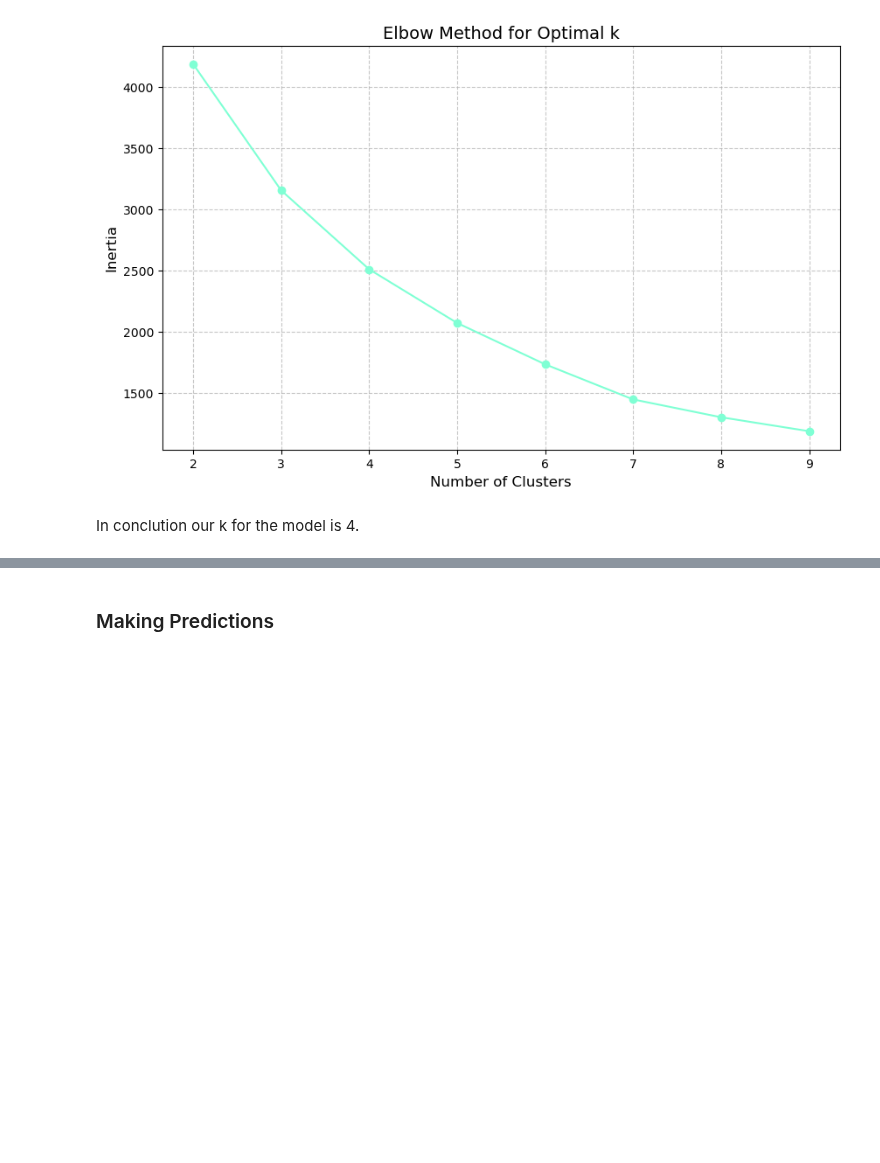
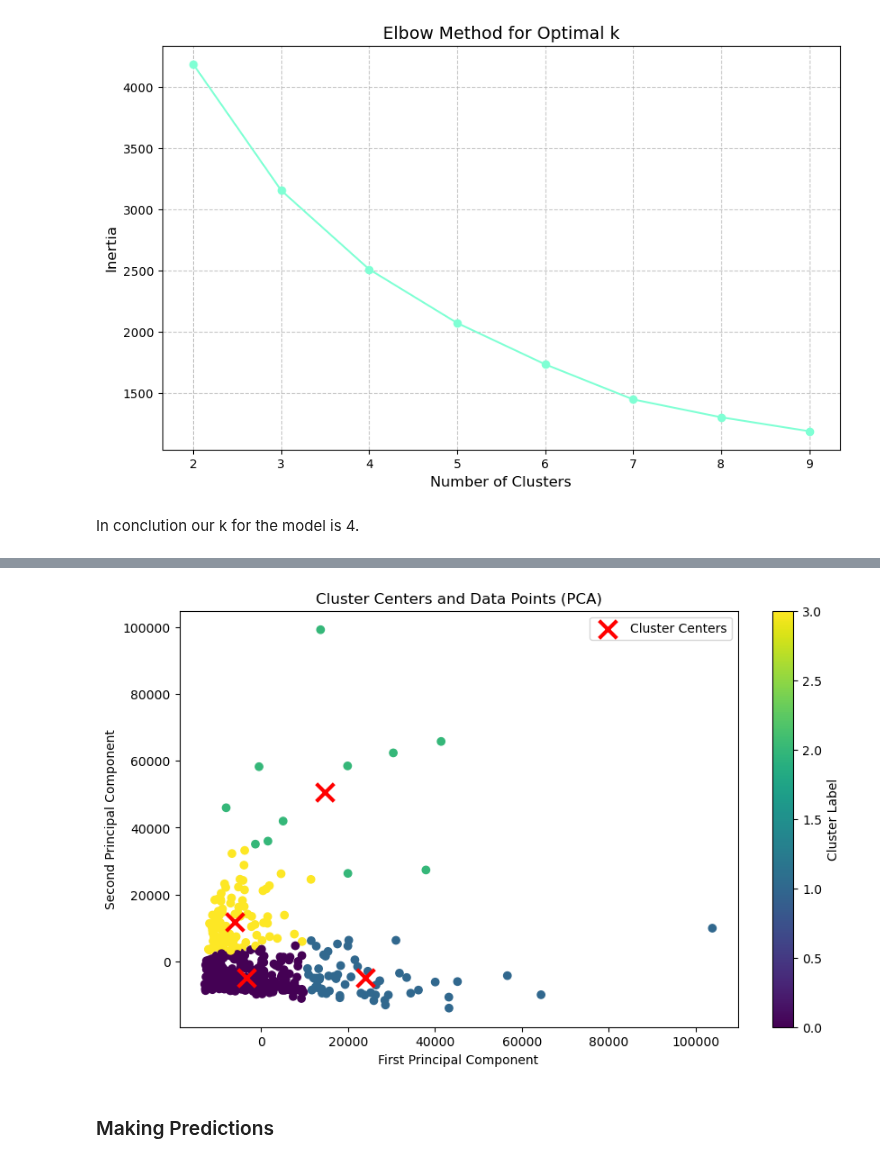
Before and after one commit to andreasoledadguerra/sales_strategy, a Jupyter notebook: sales_strategy.ipynb, the cells around one changed output, grey strips where cells are left out. Cells and saved outputs as stored; diff of their text form; code cells hidden in the pictures; blank space fills up the shorter version.

Commit message:
Plotting cluster centers using PCA

```diff
--- a/sales_strategy.ipynb
+++ b/sales_strategy.ipynb
@@ -212,3 +212,36 @@ array([[ 4808.84210526, 10525.01052632, 16909.78947368,  1462.58947368,
+# %%
+# For multiple features - Using PCA to visualize in 2D
+def plot_clusters_pca(data, cluster_model):
+    from sklearn.decomposition import PCA
+
+    # Apply PCA to reduce to 2 dimensions
+    pca = PCA(n_components=2)
+    data_2d = pca.fit_transform(data)
+    centers_2d = pca.transform(cluster_model.cluster_centers_)
+
+    # Create the plot
+    plt.figure(figsize=(10, 6))
+
+    # Plot the data points
+    scatter = plt.scatter(data_2d[:, 0], data_2d[:, 1],
+                         c=cluster_model.labels_, cmap='viridis')
+
+    # Plot the cluster centers
+    plt.scatter(centers_2d[:, 0], centers_2d[:, 1],
+               c='red', marker='x', s=200, linewidths=3,
+               label='Cluster Centers')
+
+    plt.xlabel('First Principal Component')
+    plt.ylabel('Second Principal Component')
+    plt.title('Cluster Centers and Data Points (PCA)')
+    plt.legend()
+    plt.colorbar(scatter, label='Cluster Label')
+    plt.show()
+
+# For multi-dimensional data using PCA
+plot_clusters_pca(df_sst, cluster)
+# %% [output]
+[figure, added]
 # %% [markdown]
 ### Making Predictions
 # %%
```
Also changed, not shown: parts of 1 cell of this notebook.
